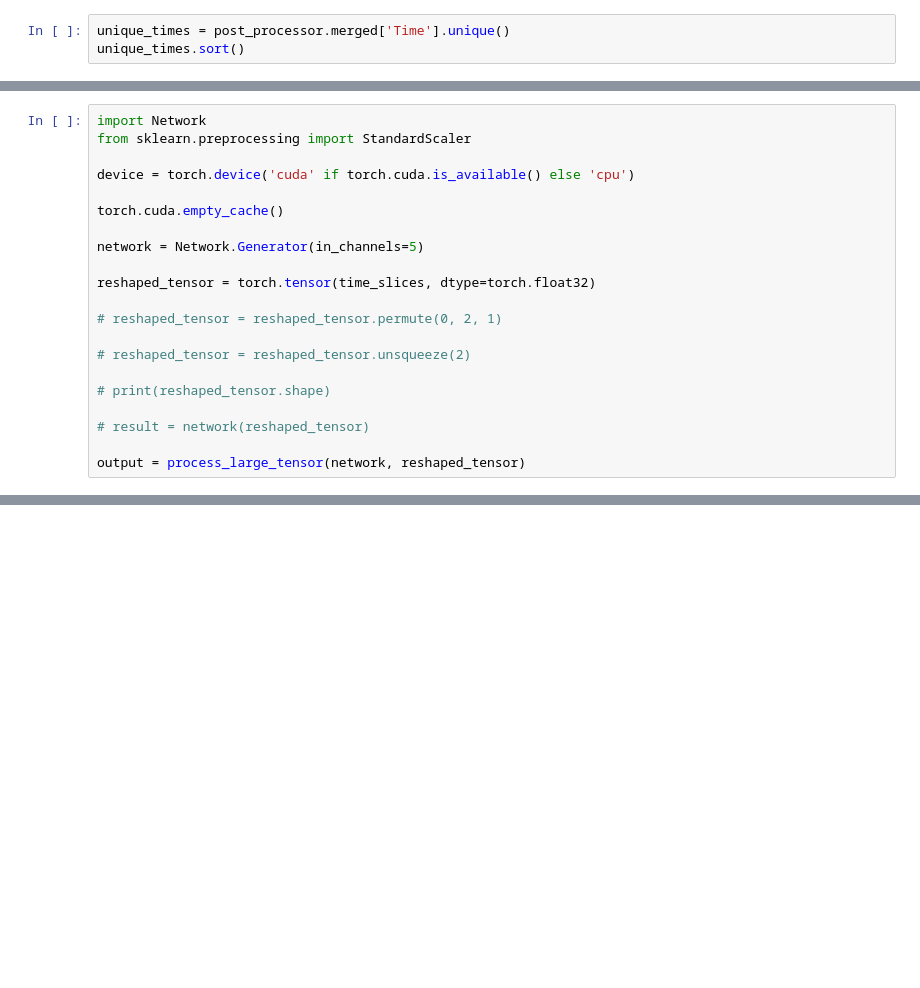
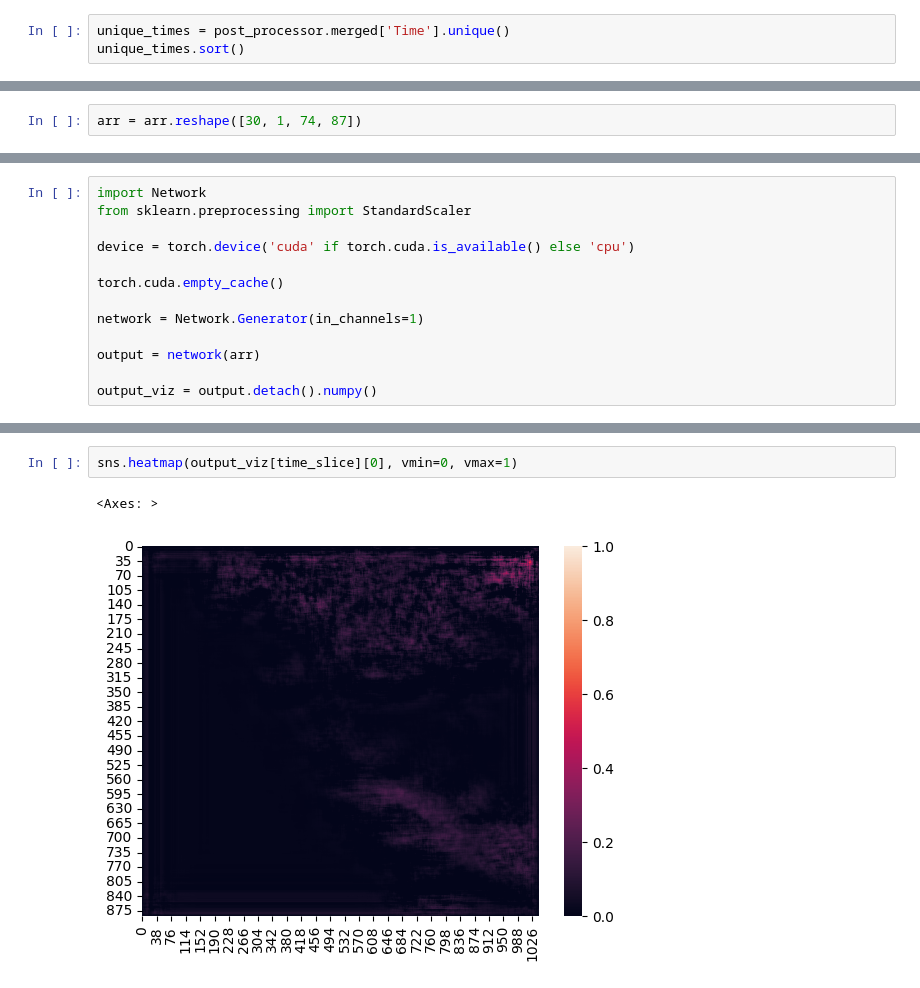
Before and after one commit to wildeerer/morocco_precip, a Jupyter notebook: notebooks/main.ipynb, the cells around one changed output, grey strips where cells are left out. Saved outputs shown, nothing was run; the diff lists cells and outputs as text; blank space fills up the shorter version.

```diff
--- a/notebooks/main.ipynb
+++ b/notebooks/main.ipynb
@@ -246,0 +187,2 @@ def process_large_tensor(network, tensor):
+# %%
+arr = arr.reshape([30, 1, 74, 87])
@@ -252,16 +196,8 @@ device = torch.device('cuda' if torch.cuda.is_available() else 'cpu')
 
 torch.cuda.empty_cache()
 
-network = Network.Generator(in_channels=5)
+network = Network.Generator(in_channels=1)
 
-reshaped_tensor = torch.tensor(time_slices, dtype=torch.float32)
+output = network(arr)
 
-# reshaped_tensor = reshaped_tensor.permute(0, 2, 1)
-
-# reshaped_tensor = reshaped_tensor.unsqueeze(2)
-
-# print(reshaped_tensor.shape)
-
-# result = network(reshaped_tensor)
-
-output = process_large_tensor(network, reshaped_tensor)
+output_viz = output.detach().numpy()
@@ -413,0 +217,5 @@ visualize_processed_data(example)
+# %%
+sns.heatmap(output_viz[time_slice][0], vmin=0, vmax=1)
+# %% [output]
+<Axes: >
+[figure, added]
```
Also changed, not shown: parts of 22 cells of this notebook, 1 other file.
